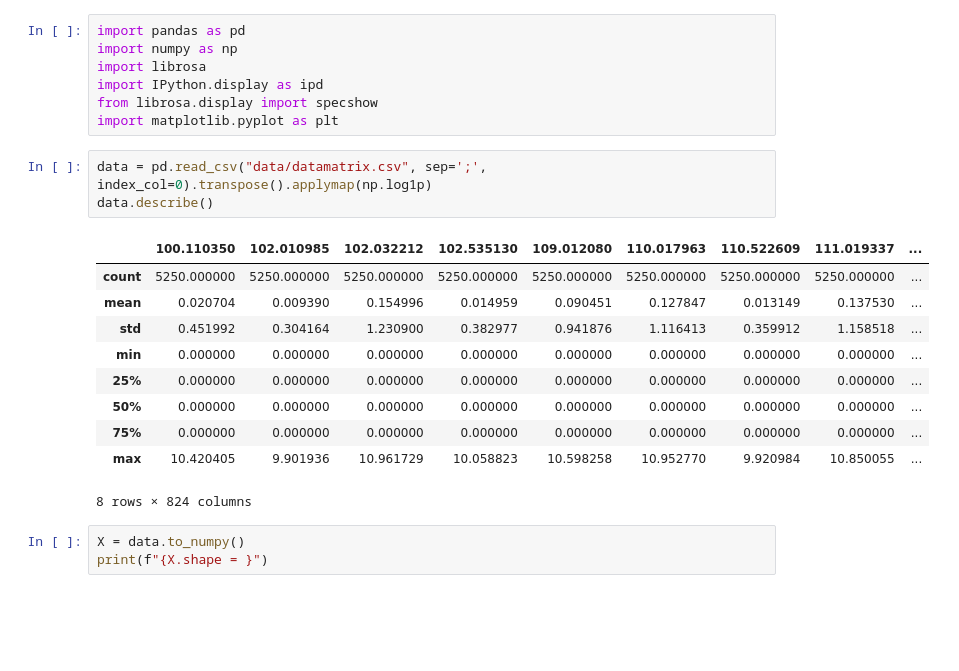
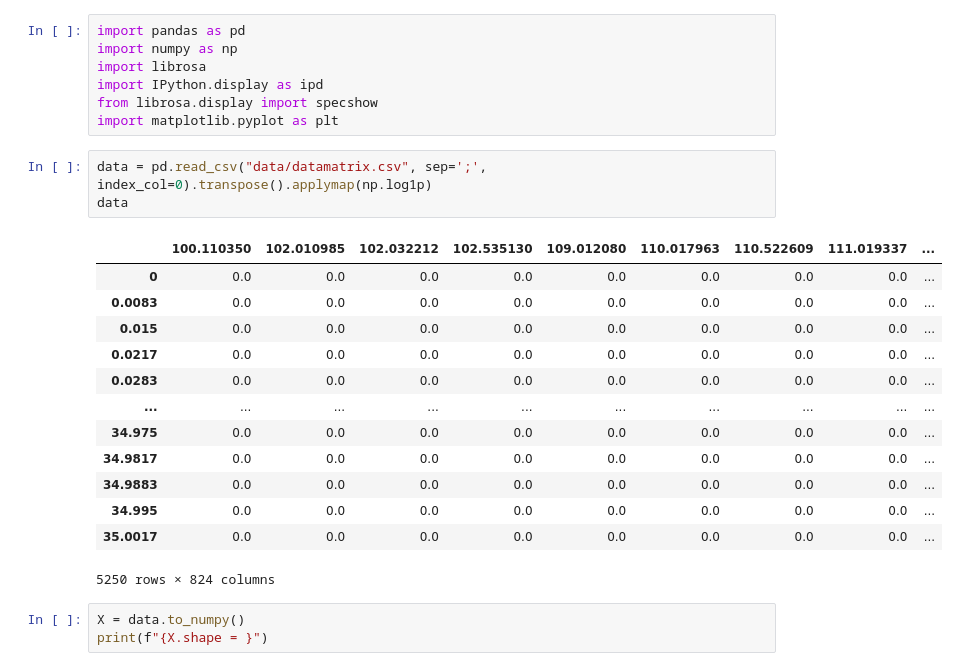
Before and after one commit to VincentEnOptionRV/somicor, a Jupyter notebook: Son v4.ipynb, the cells around one changed output. Drawn from its saved outputs; the diff is of its cells as text; blank space fills up the shorter version.

```diff
--- a/Son v4.ipynb
+++ b/Son v4.ipynb
@@ -7,18 +7,21 @@ from librosa.display import specshow
 import matplotlib.pyplot as plt
 # %%
 data = pd.read_csv("data/datamatrix.csv", sep=';', index_col=0).transpose().applymap(np.log1p)
-data.describe()
+data
 # %% [output]
 |  | 100.110350 | 102.010985 | 102.032212 | 102.535130 | 109.012080 | 110.017963 | 110.522609 | 111.019337 | ... |
-| count | 5250.000000 | 5250.000000 | 5250.000000 | 5250.000000 | 5250.000000 | 5250.000000 | 5250.000000 | 5250.000000 | ... |
-| mean | 0.020704 | 0.009390 | 0.154996 | 0.014959 | 0.090451 | 0.127847 | 0.013149 | 0.137530 | ... |
-| std | 0.451992 | 0.304164 | 1.230900 | 0.382977 | 0.941876 | 1.116413 | 0.359912 | 1.158518 | ... |
-| min | 0.000000 | 0.000000 | 0.000000 | 0.000000 | 0.000000 | 0.000000 | 0.000000 | 0.000000 | ... |
-| 25% | 0.000000 | 0.000000 | 0.000000 | 0.000000 | 0.000000 | 0.000000 | 0.000000 | 0.000000 | ... |
-| 50% | 0.000000 | 0.000000 | 0.000000 | 0.000000 | 0.000000 | 0.000000 | 0.000000 | 0.000000 | ... |
-| 75% | 0.000000 | 0.000000 | 0.000000 | 0.000000 | 0.000000 | 0.000000 | 0.000000 | 0.000000 | ... |
-| max | 10.420405 | 9.901936 | 10.961729 | 10.058823 | 10.598258 | 10.952770 | 9.920984 | 10.850055 | ... |
+| 0 | 0.0 | 0.0 | 0.0 | 0.0 | 0.0 | 0.0 | 0.0 | 0.0 | ... |
+| 0.0083 | 0.0 | 0.0 | 0.0 | 0.0 | 0.0 | 0.0 | 0.0 | 0.0 | ... |
+| 0.015 | 0.0 | 0.0 | 0.0 | 0.0 | 0.0 | 0.0 | 0.0 | 0.0 | ... |
+| 0.0217 | 0.0 | 0.0 | 0.0 | 0.0 | 0.0 | 0.0 | 0.0 | 0.0 | ... |
+| 0.0283 | 0.0 | 0.0 | 0.0 | 0.0 | 0.0 | 0.0 | 0.0 | 0.0 | ... |
+| ... | ... | ... | ... | ... | ... | ... | ... | ... | ... |
+| 34.975 | 0.0 | 0.0 | 0.0 | 0.0 | 0.0 | 0.0 | 0.0 | 0.0 | ... |
+| 34.9817 | 0.0 | 0.0 | 0.0 | 0.0 | 0.0 | 0.0 | 0.0 | 0.0 | ... |
+| 34.9883 | 0.0 | 0.0 | 0.0 | 0.0 | 0.0 | 0.0 | 0.0 | 0.0 | ... |
+| 34.995 | 0.0 | 0.0 | 0.0 | 0.0 | 0.0 | 0.0 | 0.0 | 0.0 | ... |
+| 35.0017 | 0.0 | 0.0 | 0.0 | 0.0 | 0.0 | 0.0 | 0.0 | 0.0 | ... |
-8 rows × 824 columns
+5250 rows × 824 columns
 # %%
 X = data.to_numpy()
 print(f"{X.shape = }")
```
Also changed, not shown: parts of 10 cells of this notebook, 4 other files.
